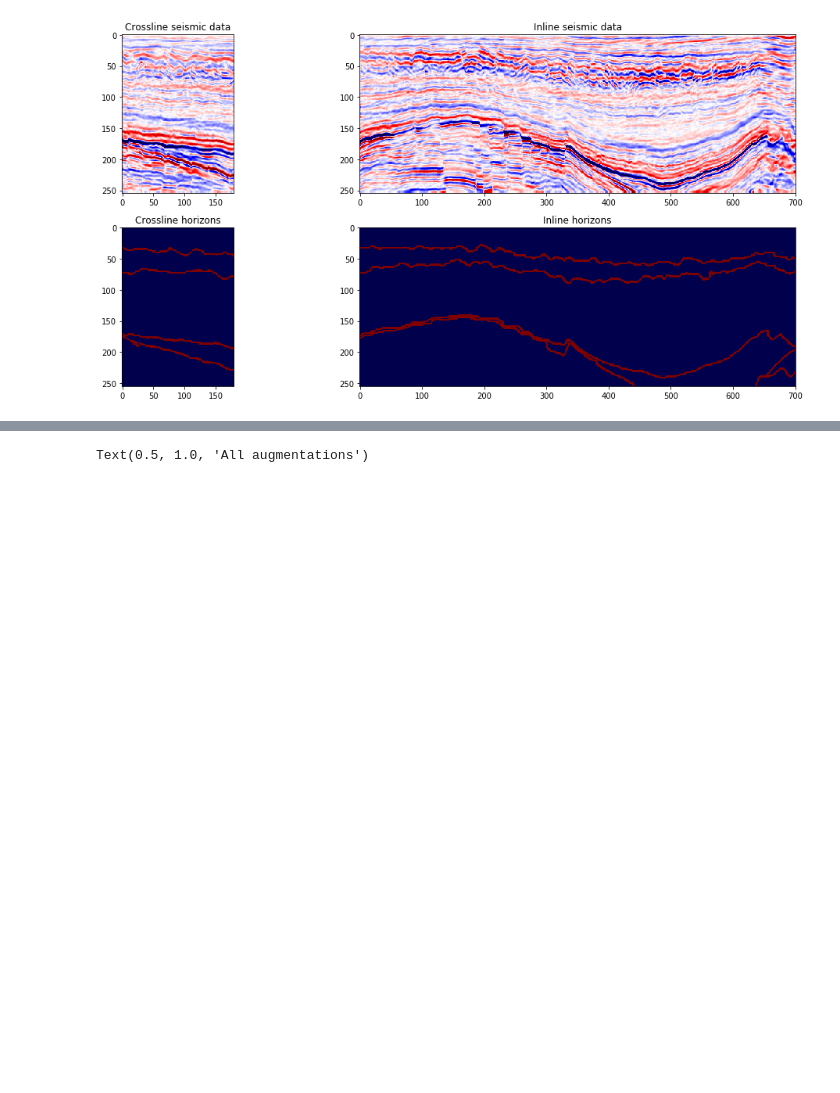
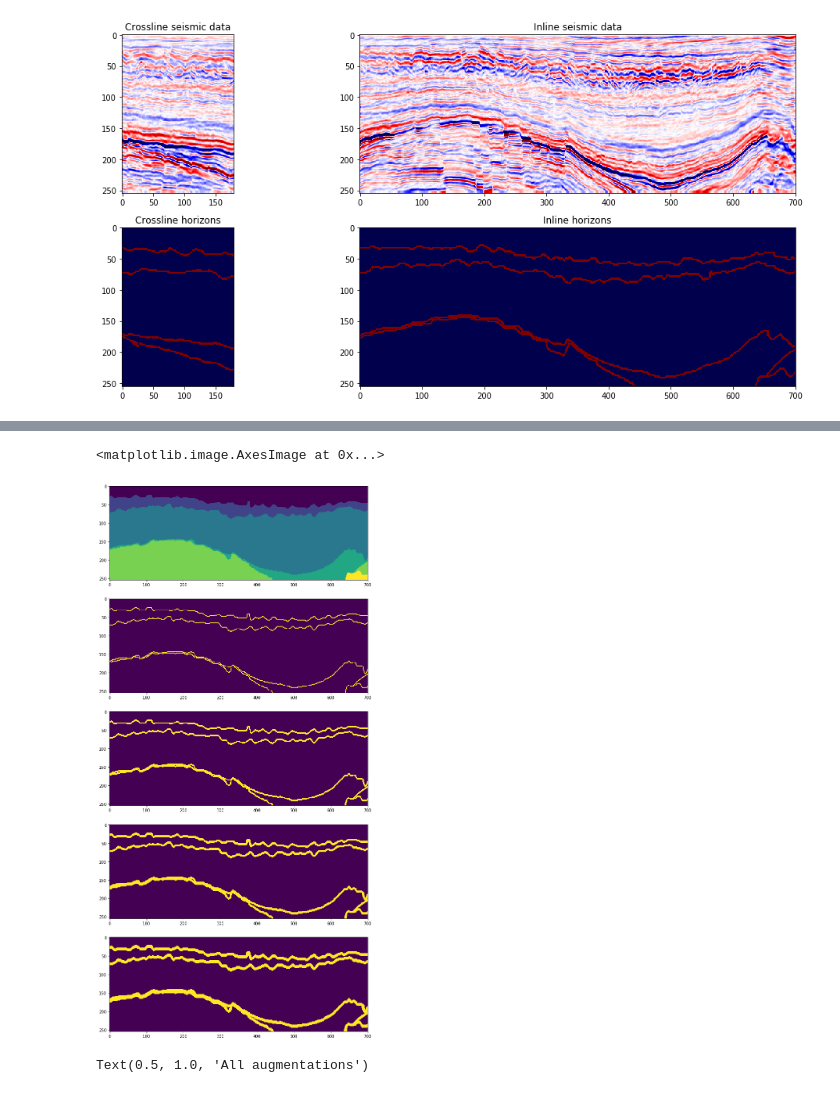
Before and after one commit to Datasciensyash/SeismicNet, a Jupyter notebook: Untitled.ipynb, the cells around one changed output, grey strips where cells are left out. Drawn from its saved outputs; the diff is of its cells as text; code cells hidden in the pictures; blank space fills up the shorter version.

```diff
--- a/Untitled.ipynb
+++ b/Untitled.ipynb
@@ -128,19 +142,22 @@ ax[4].imshow(mask[0].T)
 # %%
 mask = np.load('data/valid/mask_1.npy')
 fig, ax = plt.subplots(nrows=5, ncols=1, figsize=(25, 25))
 ax[0].imshow(mask[0].T)
 mask = create_borders(mask, True)
-np.save('data/t/horizons_1.npy', mask)
+np.save('data/valid/horizons_1.npy', mask)
 ax[1].imshow(mask[0].T)
 mask = create_borders(mask)
-np.save('data/train/horizons_3.npy', mask)
+np.save('data/valid/horizons_3.npy', mask)
 ax[2].imshow(mask[0].T)
 mask = create_borders(mask)
-np.save('data/train/horizons_5.npy', mask)
+np.save('data/valid/horizons_5.npy', mask)
 ax[3].imshow(mask[0].T)
 mask = create_borders(mask)
-np.save('data/train/horizons_7.npy', mask)
+np.save('data/valid/horizons_7.npy', mask)
 ax[4].imshow(mask[0].T)
+# %% [output]
+<matplotlib.image.AxesImage at 0x...>
+[figure, added]
 # %%
 from modules.augmentations import InvertImg
 import albumentations
```
Also changed, not shown: parts of 3 cells of this notebook, 25 other files.
